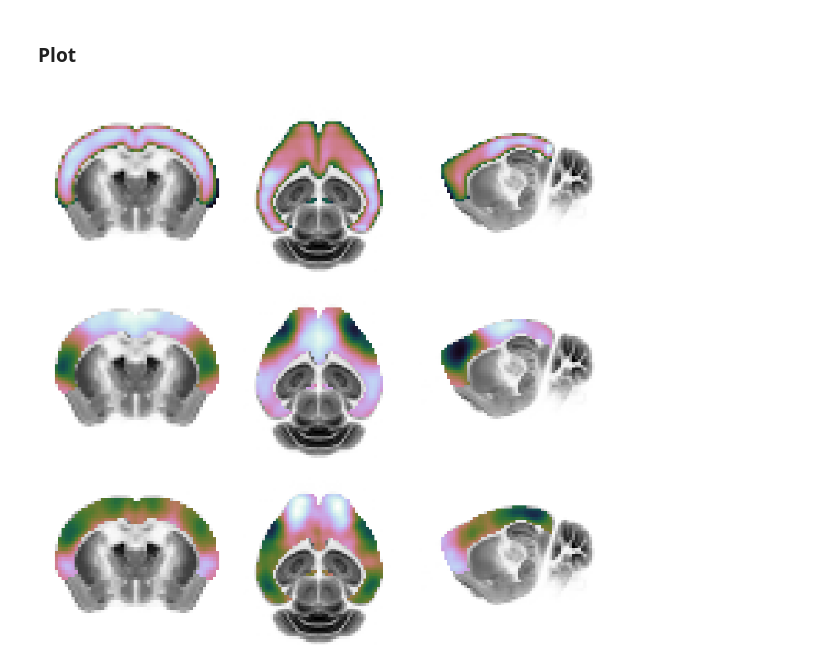
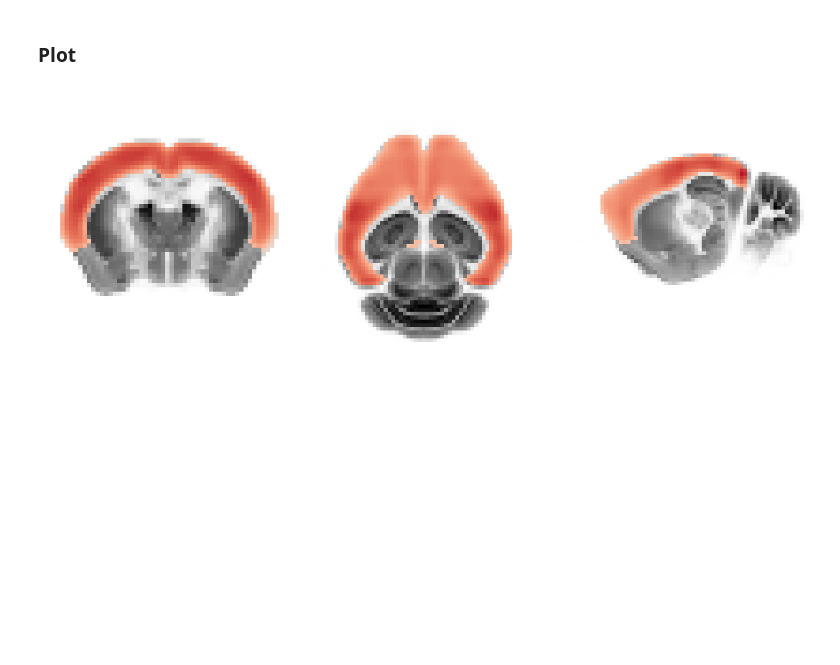
Before and after one commit to juhuntenburg/mouse_gradients, a Jupyter notebook: Cell_density.ipynb, the cells around one changed output. Drawn from its saved outputs; the diff is of its cells as text; code cells hidden in the pictures; blank space fills up the shorter version.

Commit message:
summarizing prelim results

```diff
--- a/Cell_density.ipynb
+++ b/Cell_density.ipynb
@@ -68,3 +66,8 @@ template = nb.load('/home/julia/data/gradients/atlas/allen_api/template_200.nii.
+# %%
+gradients = nb.load('/home/julia/data/gradients/results/embedding_vol/embed.nii.gz').get_data()
+template = nb.load('/home/julia/data/gradients/atlas/allen_api/template_200.nii.gz').get_data()
+cell_density = nb.load('/home/julia/data/gradients/atlas/epfl_cell_atlas/cortex_cells_200um_smooth045.nii.gz').get_data().squeeze()
+mask = nb.load('/home/julia/data/gradients/atlas/allen_api/cortex_mask_tight_200um.nii.gz').get_data()
 # %%
 cell_density[mask==0] = np.nan
 gradient_0 = gradients[:,:,:,0]
@@ -75,64 +78,64 @@ gradient_4[mask==0] = np.nan
 x=30
 y=10
 z=15
 
 
 fig = plt.figure(figsize=(15,15))
 
-vmin = np.nanmin(cell_density)
-vmax = np.nanmax(cell_density)
+vmin = -max(np.abs(np.nanmin(cell_density)), np.abs(np.nanmax(cell_density)))
+vmax = max(np.abs(np.nanmin(cell_density)), np.abs(np.nanmax(cell_density)))
 
 fig.add_subplot(3,3,1)
 plt.imshow(template[x,:,:],  cmap='Greys', aspect='equal');
-plt.imshow(cell_density[x,:,:],  cmap="cubehelix", aspect='equal', vmin=vmin, vmax=vmax);
+plt.imshow(cell_density[x,:,:],  cmap="coolwarm", aspect='equal', vmin=vmin, vmax=vmax);
 plt.axis('off');
 
 fig.add_subplot(3,3,2)
 plt.imshow(template[:,y,:],  cmap='Greys', aspect='equal');
-plt.imshow(cell_density[:,y,:],  cmap="cubehelix", aspect='equal', vmin=vmin, vmax=vmax);
+plt.imshow(cell_density[:,y,:],  cmap="coolwarm", aspect='equal', vmin=vmin, vmax=vmax);
 plt.axis('off');
 
 fig.add_subplot(3,3,3)
 plt.imshow(template[:,:,z].T,  cmap='Greys', aspect='equal');
-plt.imshow(cell_density[:,:,z].T,  cmap="cubehelix", aspect='equal', vmin=vmin, vmax=vmax);
+plt.imshow(cell_density[:,:,z].T,  cmap="coolwarm", aspect='equal', vmin=vmin, vmax=vmax);
 plt.axis('off');
 
-vmin = np.nanmin(gradient_0)
-vmax = np.nanmax(gradient_0)
+# vmin = np.nanmin(gradient_0)
+# vmax = np.nanmax(gradient_0)
 
-fig.add_subplot(3,3,4)
-plt.imshow(template[x,:,:],  cmap='Greys', aspect='equal');
-plt.imshow(gradient_0[x,:,:],  cmap="cubehelix", aspect='equal', vmin=vmin, vmax=vmax);
-plt.axis('off');
+# fig.add_subplot(3,3,4)
+# plt.imshow(template[x,:,:],  cmap='Greys', aspect='equal');
+# plt.imshow(gradient_0[x,:,:],  cmap="cubehelix", aspect='equal', vmin=vmin, vmax=vmax);
+# plt.axis('off');
 
-fig.add_subplot(3,3,5)
-plt.imshow(template[:,y,:],  cmap='Greys', aspect='equal');
-plt.imshow(gradient_0[:,y,:],  cmap="cubehelix", aspect='equal', vmin=vmin, vmax=vmax);
-plt.axis('off');
+# fig.add_subplot(3,3,5)
+# plt.imshow(template[:,y,:],  cmap='Greys', aspect='equal');
+# plt.imshow(gradient_0[:,y,:],  cmap="cubehelix", aspect='equal', vmin=vmin, vmax=vmax);
+# plt.axis('off');
 
-fig.add_subplot(3,3,6)
-plt.imshow(template[:,:,z].T,  cmap='Greys', aspect='equal');
-plt.imshow(gradient_0[:,:,z].T,  cmap="cubehelix", aspect='equal', vmin=vmin, vmax=vmax);
-plt.axis('off');
+# fig.add_subplot(3,3,6)
+# plt.imshow(template[:,:,z].T,  cmap='Greys', aspect='equal');
+# plt.imshow(gradient_0[:,:,z].T,  cmap="cubehelix", aspect='equal', vmin=vmin, vmax=vmax);
+# plt.axis('off');
 
-vmin = np.nanmin(gradient_4)
-vmax = np.nanmax(gradient_4)
+# vmin = np.nanmin(gradient_4)
+# vmax = np.nanmax(gradient_4)
 
-fig.add_subplot(3,3,7)
-plt.imshow(template[x,:,:],  cmap='Greys', aspect='equal');
-plt.imshow(gradient_4[x,:,:],  cmap="cubehelix", aspect='equal', vmin=vmin, vmax=vmax);
-plt.axis('off');
+# fig.add_subplot(3,3,7)
+# plt.imshow(template[x,:,:],  cmap='Greys', aspect='equal');
+# plt.imshow(gradient_4[x,:,:],  cmap="cubehelix", aspect='equal', vmin=vmin, vmax=vmax);
+# plt.axis('off');
 
-fig.add_subplot(3,3,8)
-plt.imshow(template[:,y,:],  cmap='Greys', aspect='equal');
-plt.imshow(gradient_4[:,y,:],  cmap="cubehelix", aspect='equal', vmin=vmin, vmax=vmax);
-plt.axis('off');
+# fig.add_subplot(3,3,8)
+# plt.imshow(template[:,y,:],  cmap='Greys', aspect='equal');
+# plt.imshow(gradient_4[:,y,:],  cmap="cubehelix", aspect='equal', vmin=vmin, vmax=vmax);
+# plt.axis('off');
 
-fig.add_subplot(3,3,9)
-plt.imshow(template[:,:,z].T,  cmap='Greys', aspect='equal');
-plt.imshow(gradient_4[:,:,z].T,  cmap="cubehelix", aspect='equal', vmin=vmin, vmax=vmax);
-plt.axis('off');
+# fig.add_subplot(3,3,9)
+# plt.imshow(template[:,:,z].T,  cmap='Greys', aspect='equal');
+# plt.imshow(gradient_4[:,:,z].T,  cmap="cubehelix", aspect='equal', vmin=vmin, vmax=vmax);
+# plt.axis('off');
 
 plt.tight_layout()
 # %% [output]
-[figure, old version]
+[figure, new version]
```
Also changed, not shown: parts of 1 cell of this notebook, 6 other files.
